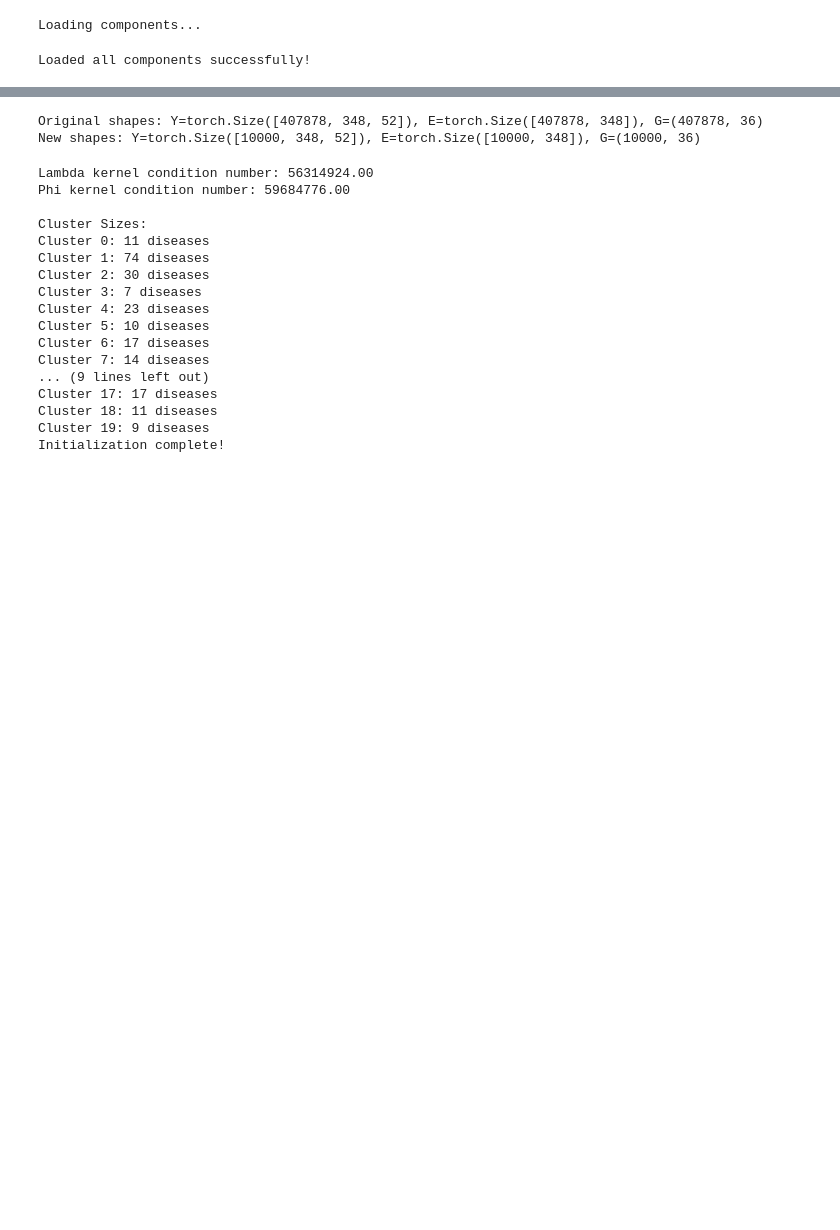
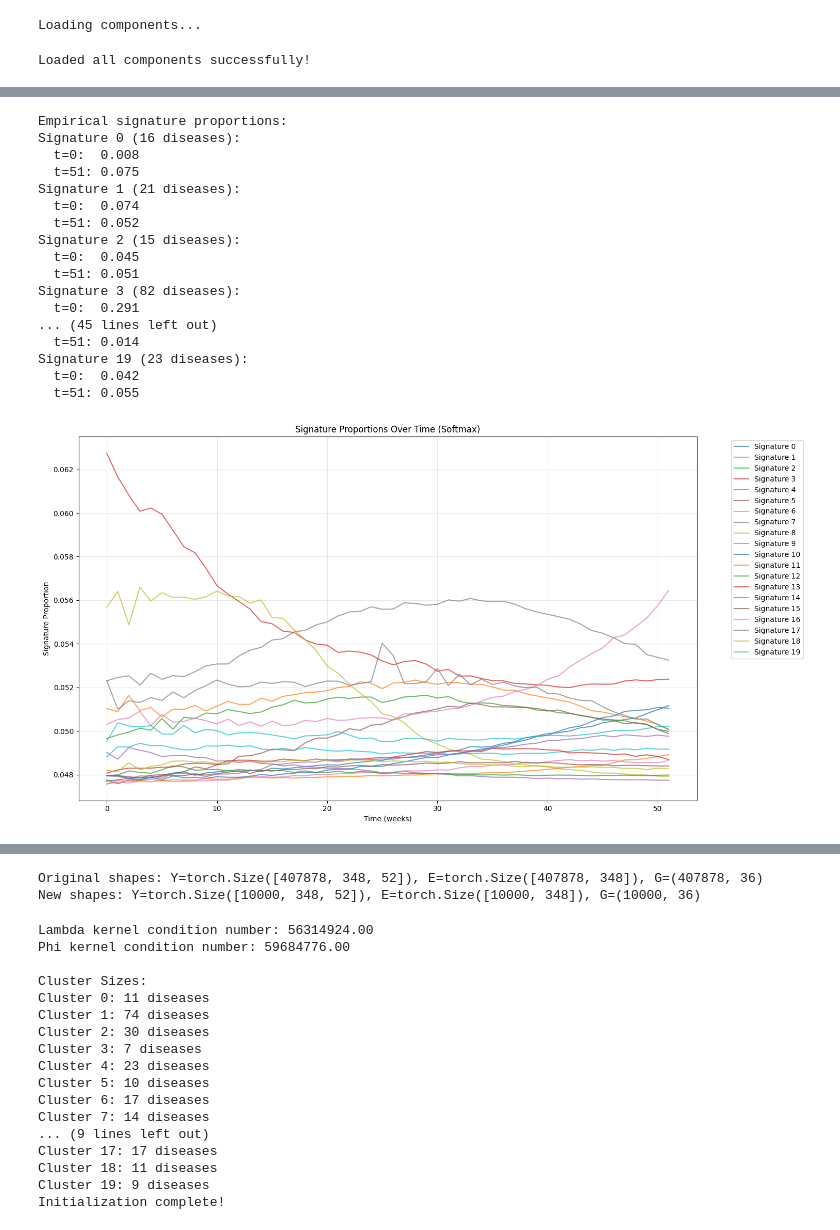
Before and after one commit to surbut/aladynoulli, a Jupyter notebook: pyScripts/minimalreprobigforinit.ipynb, the cells around one changed output, grey strips where cells are left out. Saved outputs shown, nothing was run; the diff lists cells and outputs as text; code cells hidden in the pictures; blank space fills up the shorter version.

```diff
--- a/pyScripts/minimalreprobigforinit.ipynb
+++ b/pyScripts/minimalreprobigforinit.ipynb
@@ -132,0 +204,75 @@ torch.Size([20, 348])
+# %%
+# Load saved clusters
+initial_clusters = torch.load('initial_clusters_400k.pt')
+
+# Calculate signature proportions through time
+Y_counts = Y.sum(dim=0)  # Sum over individuals: D x T
+signature_props = torch.zeros(20, 52)  # (K=20 signatures, T=52 timepoints)
+
+for k in range(20):
+    cluster_mask = (initial_clusters == k)
+    signature_props[k] = Y_counts[cluster_mask].sum(dim=0) / Y_counts.sum(dim=0)
+
+# Print proportions at first and last timepoint
+print("\nEmpirical signature proportions:")
+for k in range(20):
+    cluster_size = (initial_clusters == k).sum()
+    print(f"Signature {k} ({cluster_size} diseases):")
+    print(f"  t=0:  {signature_props[k,0]:.3f}")
+    print(f"  t=51: {signature_props[k,-1]:.3f}")
+
+# Add healthy proportion and rescale
+healthy_prop = 0.05
+signature_props = signature_props * (1 - healthy_prop)
+
+import matplotlib.pyplot as plt
+
+# Convert to softmax proportions
+def softmax(x):
+    exp_x = torch.exp(x - torch.max(x, dim=0)[0])
+    return exp_x / exp_x.sum(dim=0)
+
+# Calculate softmax proportions
+softmax_props = softmax(signature_props)
+
+# Plot
+plt.figure(figsize=(15, 8))
+timepoints = range(52)
+
+# Plot each signature
+for k in range(20):
+    plt.plot(timepoints, softmax_props[k], label=f'Signature {k}', alpha=0.7)
+
+plt.xlabel('Time (weeks)')
+plt.ylabel('Signature Proportion')
+plt.title('Signature Proportions Over Time (Softmax)')
+plt.legend(bbox_to_anchor=(1.05, 1), loc='upper left')
+plt.grid(True, alpha=0.3)
+plt.tight_layout()
+plt.show()
+
+# Print some summary stats
+print("\nSignature proportion ranges:")
+for k in range(20):
+    min_prop = softmax_props[k].min().item()
+    max_prop = softmax_props[k].max().item()
+    print(f"Signature {k}: {min_prop:.3f} - {max_prop:.3f}")
+# %% [output]
+Empirical signature proportions:
+Signature 0 (16 diseases):
+  t=0:  0.008
+  t=51: 0.075
+Signature 1 (21 diseases):
+  t=0:  0.074
+  t=51: 0.052
+Signature 2 (15 diseases):
+  t=0:  0.045
+  t=51: 0.051
+Signature 3 (82 diseases):
+  t=0:  0.291
+... (45 lines left out)
+  t=51: 0.014
+Signature 19 (23 diseases):
+  t=0:  0.042
+  t=51: 0.055
+[figure, added]
```
Also changed, not shown: parts of 22 cells of this notebook, 16 other files.
